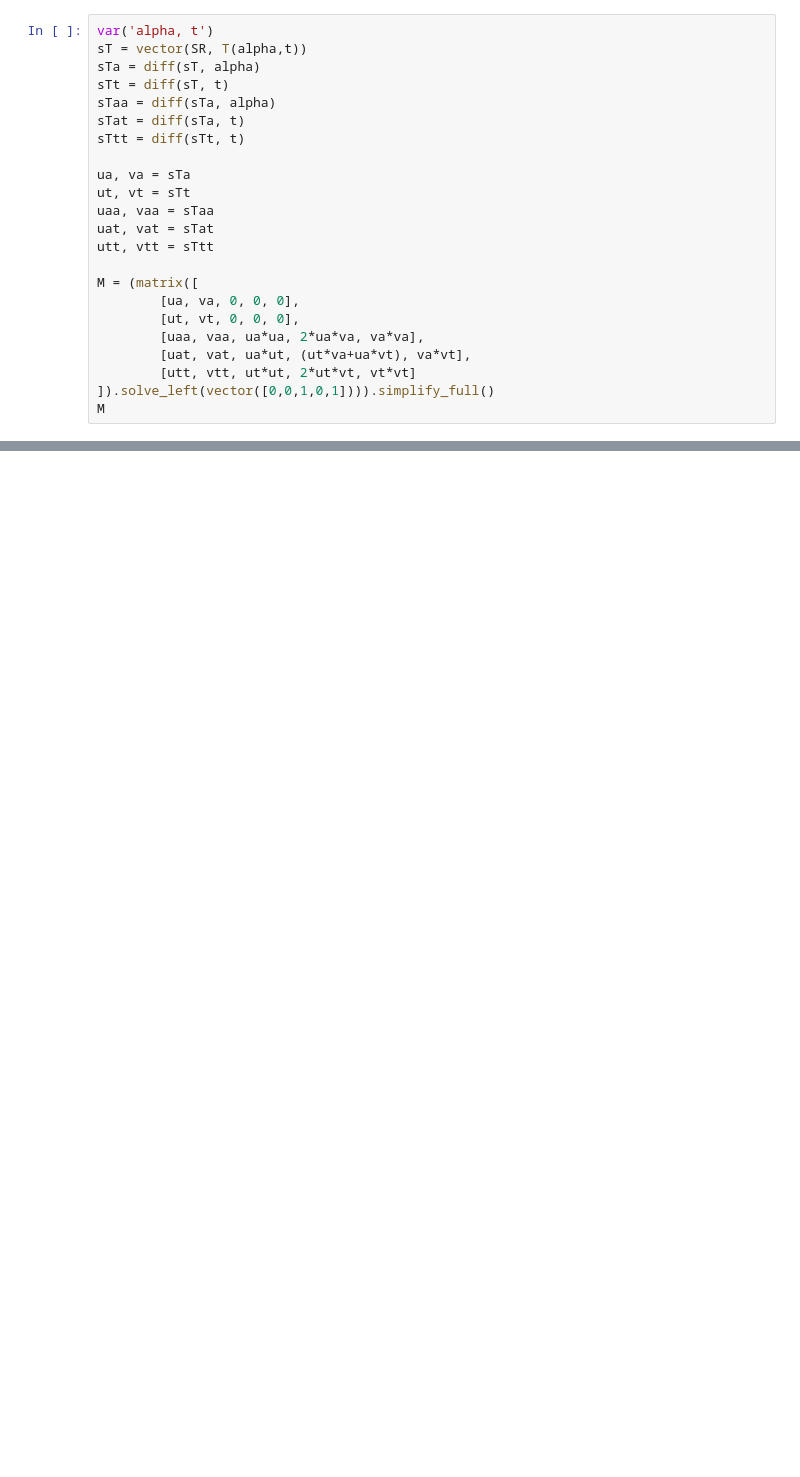
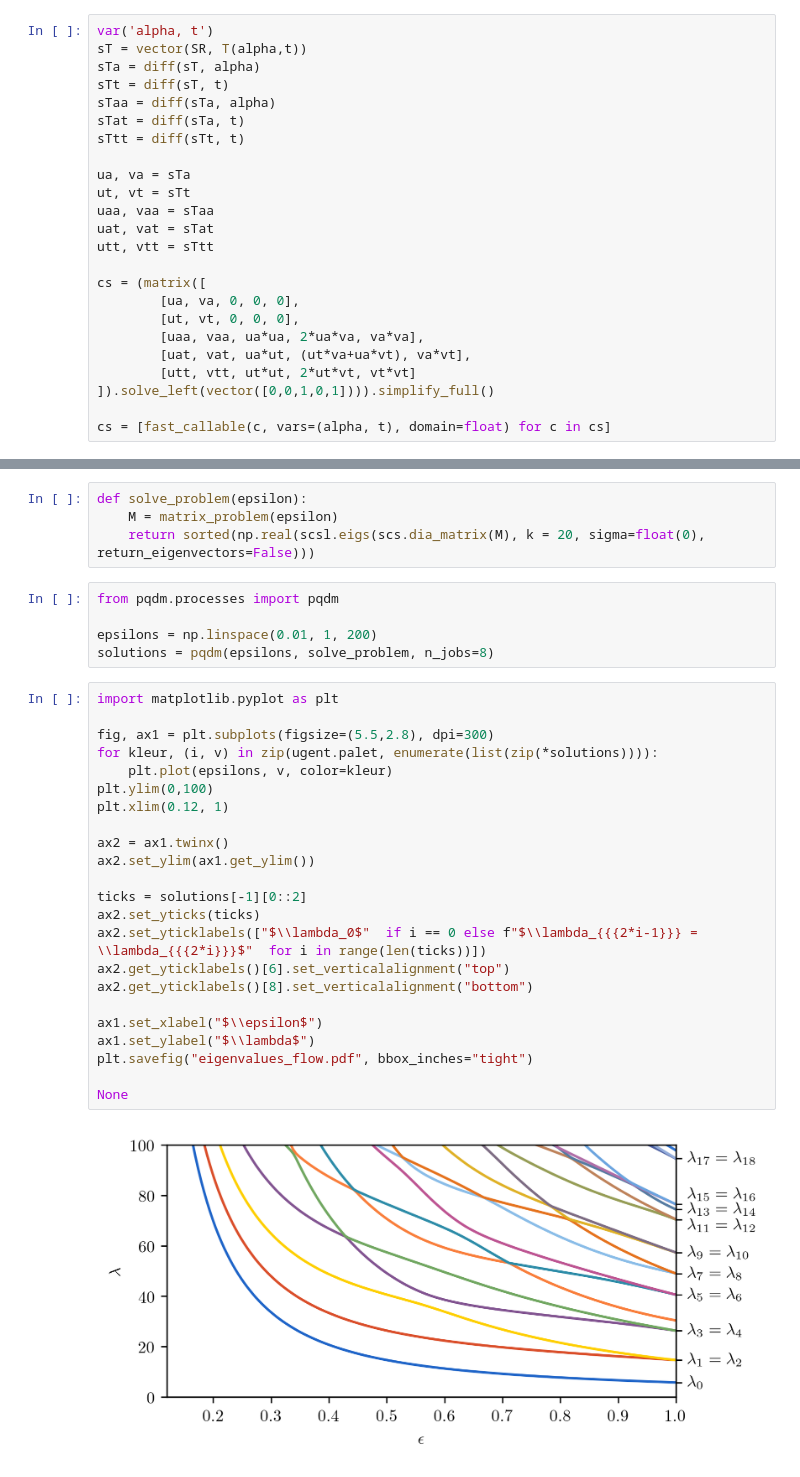
Before and after one commit to toonijn/PhD-thesis, a Jupyter notebook: img/chapter3/on_disc/disc.ipynb, the cells around one changed output, grey strips where cells are left out. Saved outputs shown, nothing was run; the diff lists cells and outputs as text; blank space fills up the shorter version.

Commit message:
flow of eigenvalues on disc and moons

```diff
--- a/img/chapter3/on_disc/disc.ipynb
+++ b/img/chapter3/on_disc/disc.ipynb
@@ -53,11 +52,12 @@ uaa, vaa = sTaa
 uat, vat = sTat
 utt, vtt = sTtt
 
-M = (matrix([
+cs = (matrix([
         [ua, va, 0, 0, 0],
         [ut, vt, 0, 0, 0],
         [uaa, vaa, ua*ua, 2*ua*va, va*va],
         [uat, vat, ua*ut, (ut*va+ua*vt), va*vt],
         [utt, vtt, ut*ut, 2*ut*vt, vt*vt]
 ]).solve_left(vector([0,0,1,0,1]))).simplify_full()
-M
+
+cs = [fast_callable(c, vars=(alpha, t), domain=float) for c in cs]
@@ -69,0 +129,34 @@ M(0.3,0.1)
+# %%
+def solve_problem(epsilon):
+    M = matrix_problem(epsilon)
+    return sorted(np.real(scsl.eigs(scs.dia_matrix(M), k = 20, sigma=float(0), return_eigenvectors=False)))
+# %%
+from pqdm.processes import pqdm
+
+epsilons = np.linspace(0.01, 1, 200)
+solutions = pqdm(epsilons, solve_problem, n_jobs=8)
+# %%
+import matplotlib.pyplot as plt
+
+fig, ax1 = plt.subplots(figsize=(5.5,2.8), dpi=300)
+for kleur, (i, v) in zip(ugent.palet, enumerate(list(zip(*solutions)))):
+    plt.plot(epsilons, v, color=kleur)
+plt.ylim(0,100)
+plt.xlim(0.12, 1)
+
+ax2 = ax1.twinx()
+ax2.set_ylim(ax1.get_ylim())
+
+ticks = solutions[-1][0::2]
+ax2.set_yticks(ticks)
+ax2.set_yticklabels(["$\\lambda_0$"  if i == 0 else f"$\\lambda_{{{2*i-1}}} = \\lambda_{{{2*i}}}$"  for i in range(len(ticks))])
+ax2.get_yticklabels()[6].set_verticalalignment("top")
+ax2.get_yticklabels()[8].set_verticalalignment("bottom")
+
+ax1.set_xlabel("$\\epsilon$")
+ax1.set_ylabel("$\\lambda$")
+plt.savefig("eigenvalues_flow.pdf", bbox_inches="tight")
+
+None
+# %% [output]
+[figure, added]
```
Also changed, not shown: parts of 5 cells of this notebook, 4 other files.
